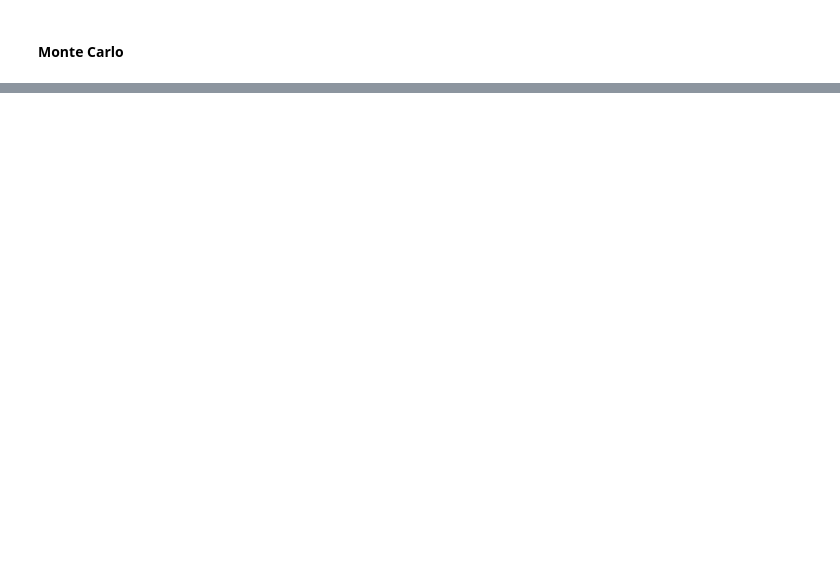
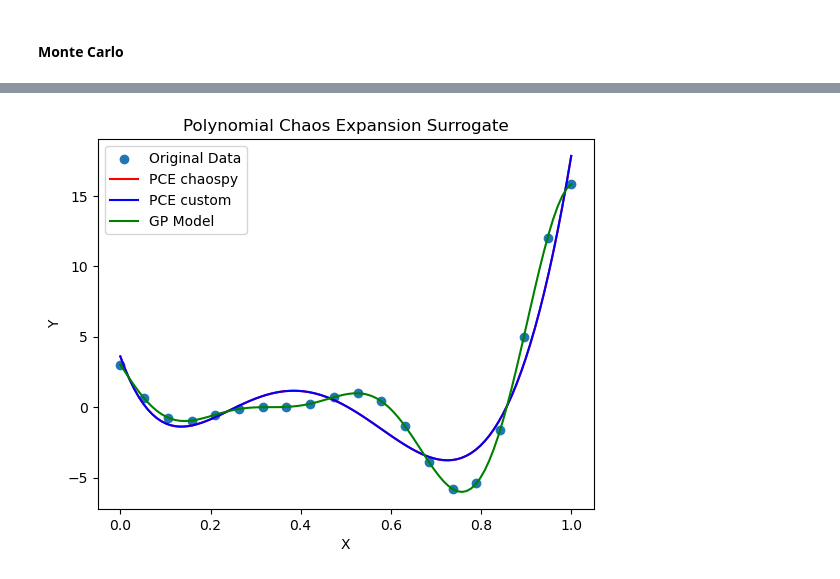
Before and after one commit to ZhifeiYL/UQ-Notebook, a Jupyter notebook: surrogate/cases/numeric.ipynb, the cells around one changed output, grey strips where cells are left out. Drawn from its saved outputs; the diff is of its cells as text; code cells hidden in the pictures; blank space fills up the shorter version.

```diff
--- a/surrogate/cases/numeric.ipynb
+++ b/surrogate/cases/numeric.ipynb
@@ -91,0 +207,19 @@ stat_properties
+# %%
+# Define the range of the input
+q = cp.Uniform(min(X1a), max(X1a))
+
+# Create an orthogonal polynomial basis
+degree = 5  # Degree of the polynomial
+polynomials = cp.orth_ttr(degree, q)
+
+# Fit the PCE model to the data
+pce_model_cp = cp.fit_regression(polynomials, X1a, Y1a)
+
+# Generate a fine grid for plotting
+x_grid = np.linspace(min(X1a), max(X1a), 100)
+y_chaospy = pce_model_cp(x_grid)
+
+y_predicted_pce = sum(coef * poly(x_grid) for coef, poly in zip(pce_model['coefficients'], pce_model['polynomials']))
+
+mean = cp.E(pce_model_cp, q)
+variance = cp.Var(pce_model_cp, q)
@@ -91,0 +228,15 @@ stat_properties
+# %%
+import GPy
+
+# Define the kernel
+kernel = GPy.kern.RBF(input_dim=1, variance=1., lengthscale=1.)
+
+# Create the GP model
+gp_model = GPy.models.GPRegression(X1a.reshape(-1, 1), Y1a.reshape(-1, 1), kernel)
+
+# Optimize the model (find the best hyperparameters)
+gp_model.optimize(messages=True)
+
+# Print the optimized model's parameter values
+print(gp_model)
+y_gp_pred, _ = gp_model.predict(x_grid.reshape(-1, 1))
@@ -91,0 +255,13 @@ stat_properties
+# %%
+# Plotting the original data and the PCE surrogate
+plt.scatter(X1a, Y1a, label='Original Data')
+plt.plot(x_grid, y_chaospy, label='PCE chaospy', color='red')
+plt.plot(x_grid, y_predicted_pce, label='PCE custom', color='blue')
+plt.plot(x_grid, y_gp_pred, label='GP Model', color='green')
+plt.xlabel('X')
+plt.ylabel('Y')
+plt.title('Polynomial Chaos Expansion Surrogate')
+plt.legend()
+plt.show()
+# %% [output]
+[figure, added]
```
Also changed, not shown: parts of 19 cells of this notebook, 2 other files.
